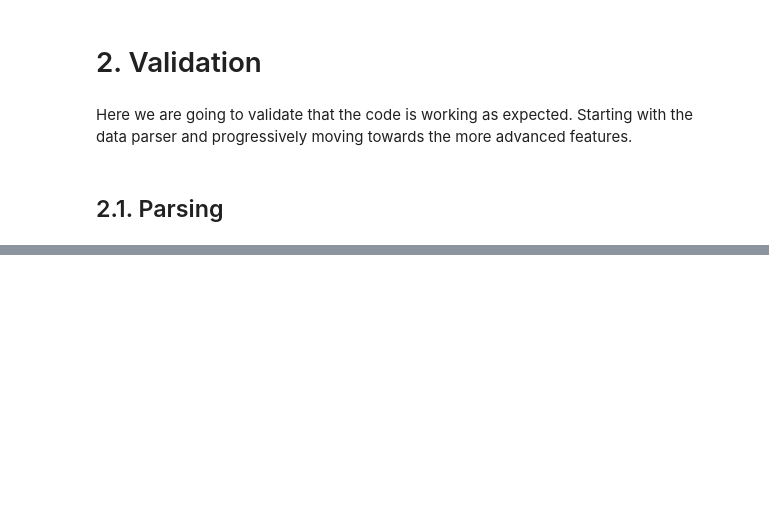
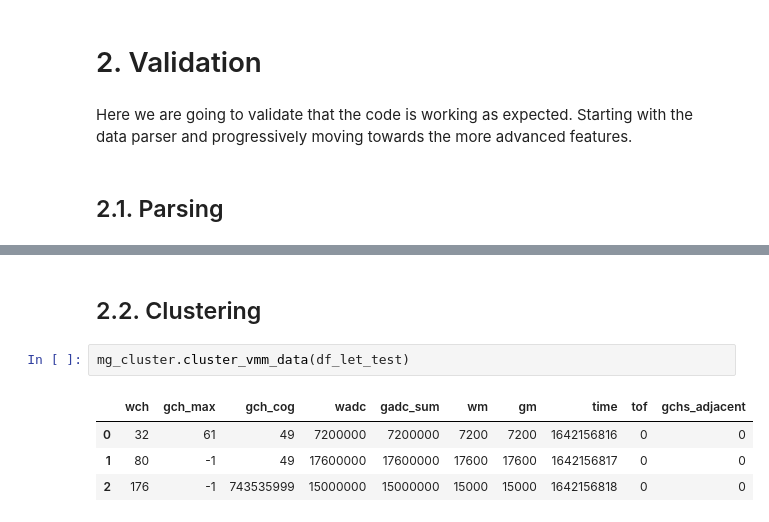
Before and after one commit to ess-dg/mg-let-2022-vmm-analysis, a Jupyter notebook: notebooks/preparations.ipynb, the cells around one changed output, grey strips where cells are left out. Drawn from its saved outputs; the diff is of its cells as text; blank space fills up the shorter version.

Commit message:
Added first draft of clustering algorithm

```diff
--- a/notebooks/preparations.ipynb
+++ b/notebooks/preparations.ipynb
@@ -160,0 +158,9 @@ plot_vmm_data(df_let_test, 'cspec_for_alex')
+# %% [markdown]
+## 2.2. Clustering<a class="anchor" id="CLUSTERING"></a>
+# %%
+mg_cluster.cluster_vmm_data(df_let_test)
+# %% [output]
+|  | wch | gch_max | gch_cog | wadc | gadc_sum | wm | gm | time | tof | gchs_adjacent |
+| 0 | 32 | 61 | 49 | 7200000 | 7200000 | 7200 | 7200 | 1642156816 | 0 | 0 |
+| 1 | 80 | -1 | 49 | 17600000 | 17600000 | 17600 | 17600 | 1642156817 | 0 | 0 |
+| 2 | 176 | -1 | 743535999 | 15000000 | 15000000 | 15000 | 15000 | 1642156818 | 0 | 0 |
```
Also changed, not shown: parts of 6 cells of this notebook, 2 other files.
